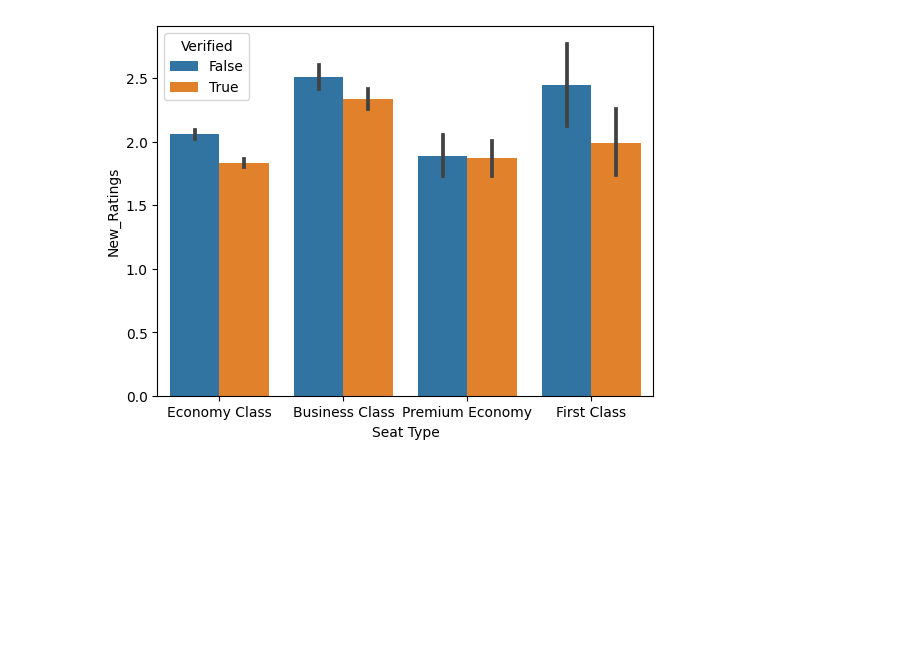
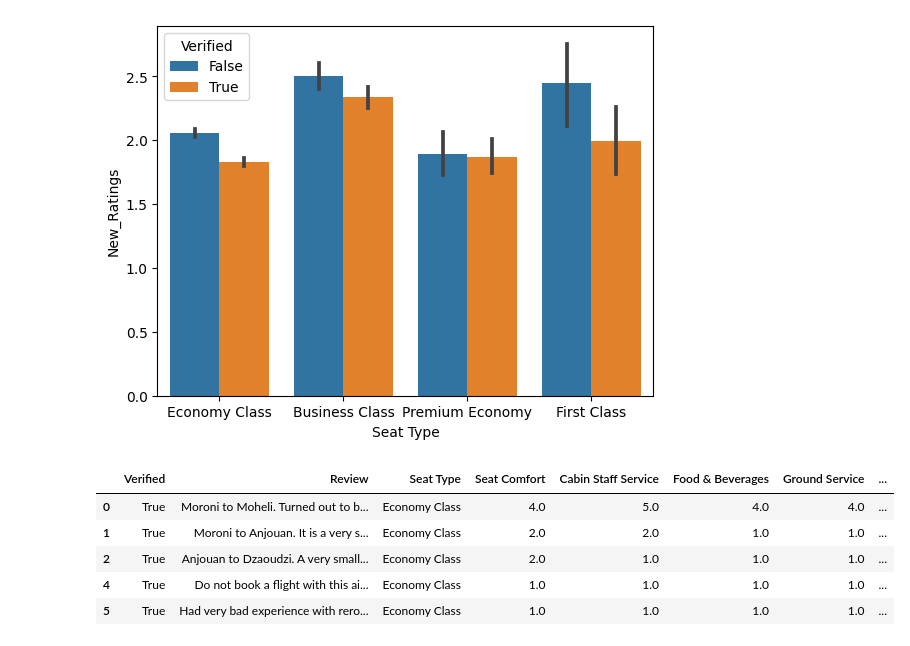
Before and after one commit to yuvarajrajdata/Airlines_review_sentiment_analysis_prediction, a Jupyter notebook: Airlines_review_sentiment_analysis_prediction.ipynb, the cells around one changed output. Drawn from its saved outputs; the diff is of its cells as text; code cells hidden in the pictures; blank space fills up the shorter version.

```diff
--- a/Airlines_review_sentiment_analysis_prediction.ipynb
+++ b/Airlines_review_sentiment_analysis_prediction.ipynb
@@ -354,0 +367,2 @@ data["Seat Type"].isnull().sum()
+# %%
+data = data.drop(['Type Of Traveller'], axis=1)
@@ -354,0 +384,2 @@ data["Seat Type"].isnull().sum()
+# %%
+data["Ground Service"] = data["Ground Service"].fillna(data["Ground Service"].mode()[0])
@@ -358,3 +404,14 @@ sns.barplot(x = "Seat Type" , y = "New_Ratings" , hue ="Verified" , data = data)
 plt.show()
 # %% [output]
 [figure]
+# %%
+# drop unnecessary columns :
+data = data.drop(["Review_Title"], axis=1)
+data.head(5)
+# %% [output]
+|  | Verified | Review | Seat Type | Seat Comfort | Cabin Staff Service | Food & Beverages | Ground Service | ... |
+| 0 | True | Moroni to Moheli. Turned out to b... | Economy Class | 4.0 | 5.0 | 4.0 | 4.0 | ... |
+| 1 | True | Moroni to Anjouan. It is a very s... | Economy Class | 2.0 | 2.0 | 1.0 | 1.0 | ... |
+| 2 | True | Anjouan to Dzaoudzi. A very small... | Economy Class | 2.0 | 1.0 | 1.0 | 1.0 | ... |
+| 4 | True | Do not book a flight with this ai... | Economy Class | 1.0 | 1.0 | 1.0 | 1.0 | ... |
+| 5 | True | Had very bad experience with rero... | Economy Class | 1.0 | 1.0 | 1.0 | 1.0 | ... |
```
Also changed, not shown: parts of 3 cells of this notebook.
